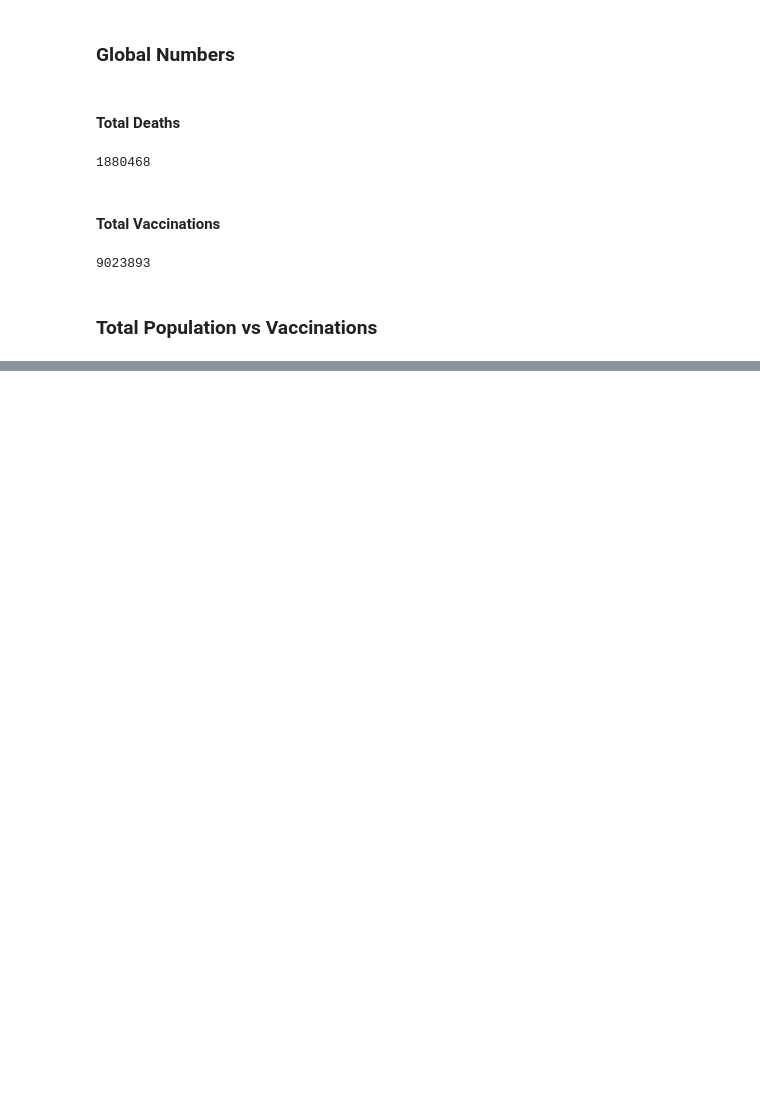
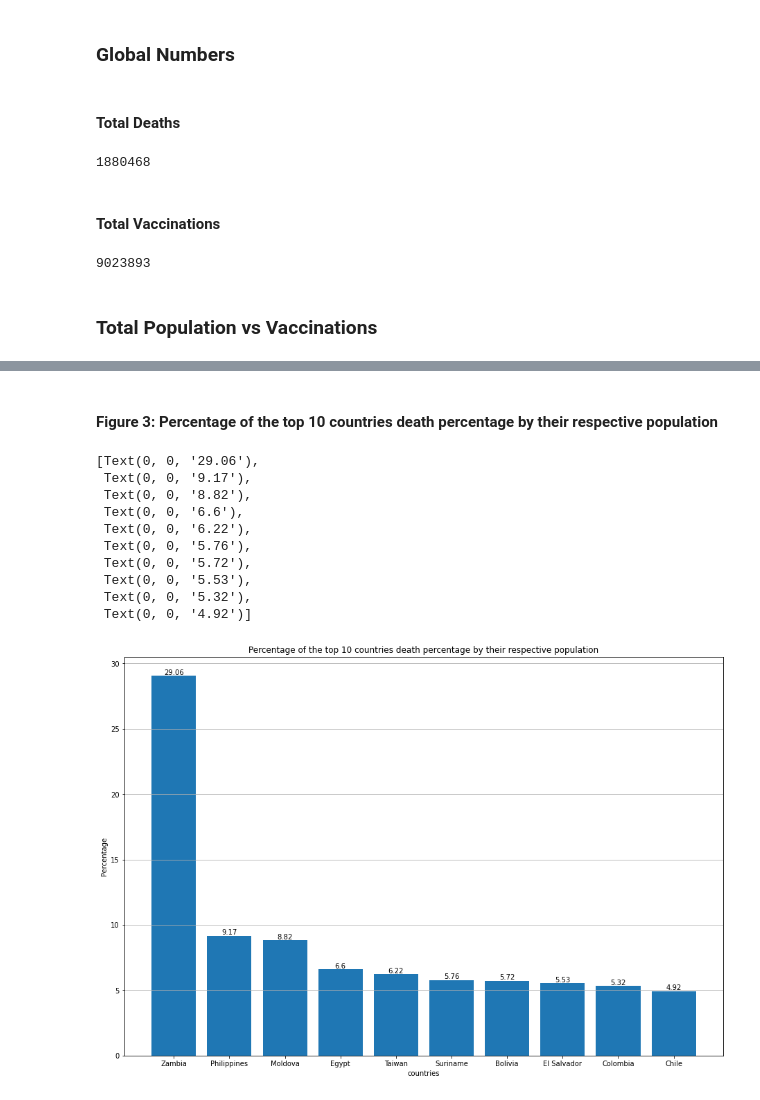
Before and after one commit to CarlosArro2001/COVID-19-Cases-Visualizer, a Jupyter notebook: COVID-19-Data-Notebook.ipynb, the cells around one changed output, grey strips where cells are left out. Drawn from its saved outputs; the diff is of its cells as text; code cells hidden in the pictures; blank space fills up the shorter version.

```diff
--- a/COVID-19-Data-Notebook.ipynb
+++ b/COVID-19-Data-Notebook.ipynb
@@ -282,0 +347,23 @@ int(EOY_DF[EOY_DF['location']=='World']['total_vaccinations'])
+# %% [markdown]
+#### Figure 3: Percentage of the top 10 countries death percentage by their respective population
+# %%
+fig = plt.figure()
+ax = fig.add_axes([0,0,2,2])
+ax.set_title('Percentage of the top 10 countries death percentage by their respective population')
+ax.bar(top10_countries_death_percentage['location'].tolist(),top10_countries_death_percentage['deaths_percentage'].tolist())
+ax.grid(axis='y')
+ax.set_ylabel('Percentage')
+ax.set_xlabel('countries')
+ax.bar_label(ax.containers[0])
+# %% [output]
+[Text(0, 0, '29.06'),
+ Text(0, 0, '9.17'),
+ Text(0, 0, '8.82'),
+ Text(0, 0, '6.6'),
+ Text(0, 0, '6.22'),
+ Text(0, 0, '5.76'),
+ Text(0, 0, '5.72'),
+ Text(0, 0, '5.53'),
+ Text(0, 0, '5.32'),
+ Text(0, 0, '4.92')]
+[figure, added]
```
Also changed, not shown: parts of 25 cells of this notebook.
